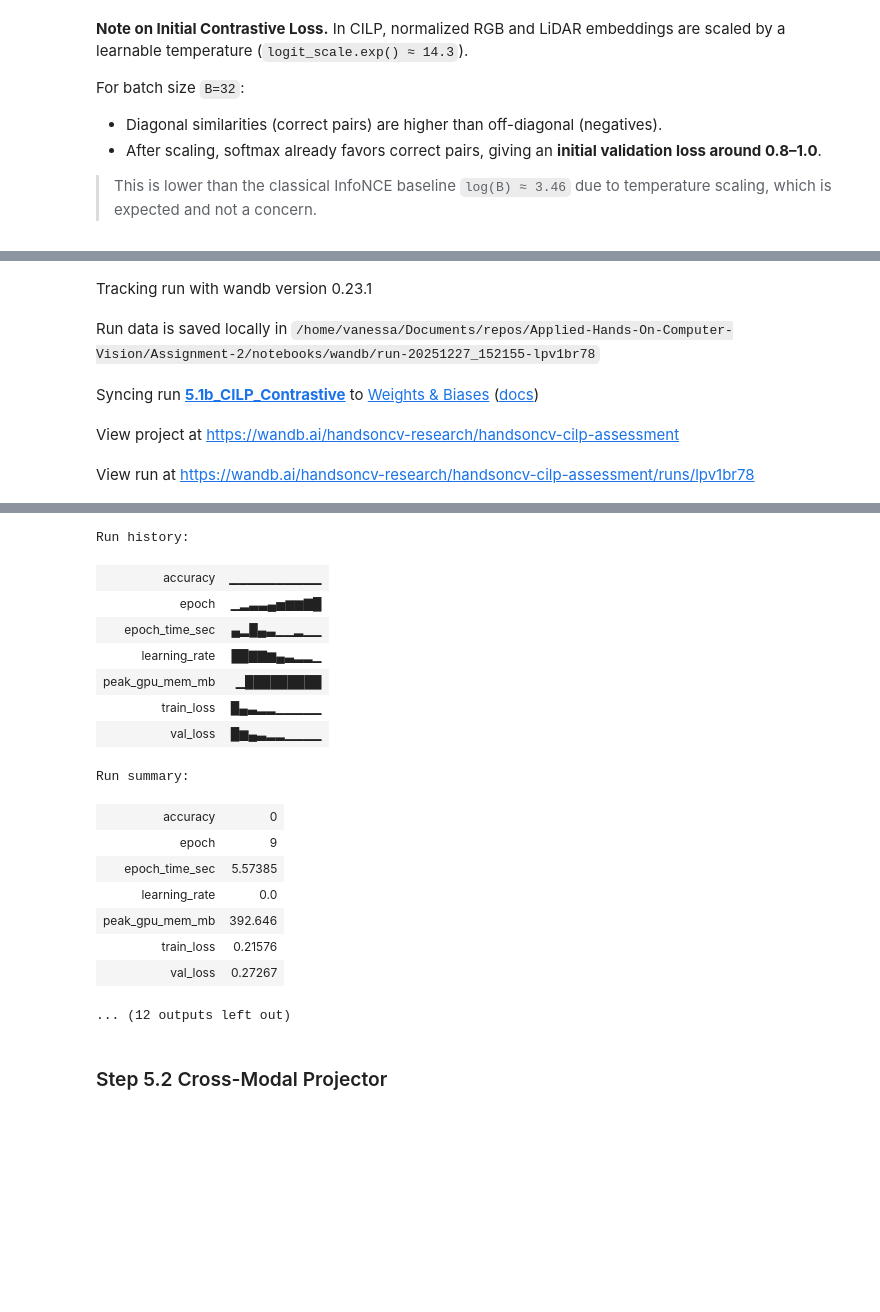
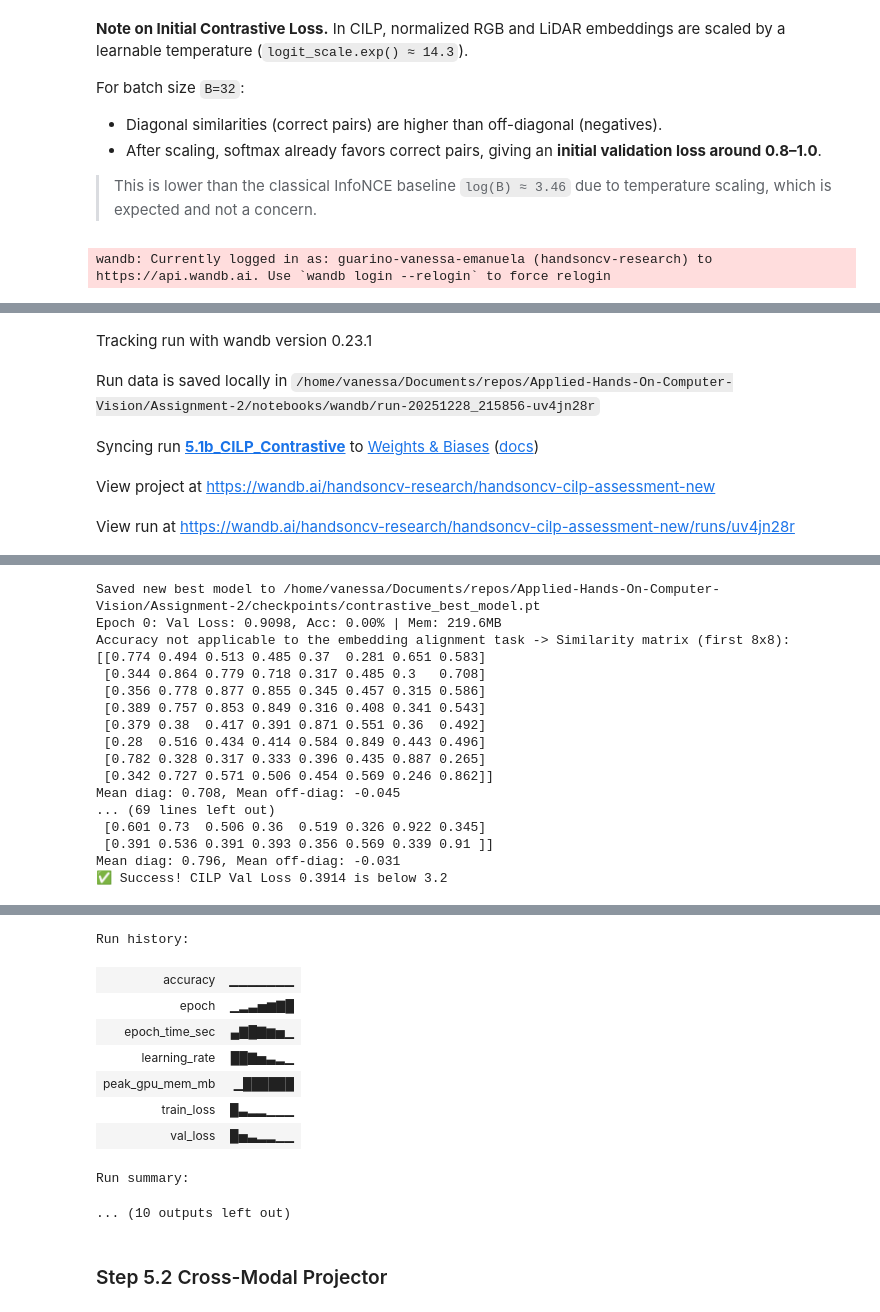
Before and after one commit to Guarinov/applied-hands-on-computer-vision, a Jupyter notebook: Assignment-2/notebooks/04_final_assessment.ipynb, the cells around one changed output, grey strips where cells are left out. Drawn from its saved outputs; the diff is of its cells as text; code cells hidden in the pictures; blank space fills up the shorter version.

```diff
--- a/Assignment-2/notebooks/04_final_assessment.ipynb
+++ b/Assignment-2/notebooks/04_final_assessment.ipynb
@@ -85,3 +161,20 @@ INTERM_FUSION_EMB_DIM = 200
+# %%
+BATCH_SIZE = 32
+VALID_BATCHES = 10
+N = 9999
+device = torch.device("cuda" if torch.cuda.is_available() else "cpu")
+
+valid_N = VALID_BATCHES*BATCH_SIZE
+train_N = N - valid_N
+
+train_data = MyDataset("/home/vanessa/Documents/repos/BuildingAIAgentsWithMultimodalModels/data/assessment/", 0, train_N)
+train_loader = DataLoader(train_data, batch_size=BATCH_SIZE, shuffle=True, drop_last=True)
+valid_data = MyDataset("/home/vanessa/Documents/repos/BuildingAIAgentsWithMultimodalModels/data/assessment/", train_N, N)
+val_loader = DataLoader(valid_data, batch_size=BATCH_SIZE, shuffle=False, drop_last=True)
+
+N *= 2
+valid_N *= 2
+train_N *= 2
 # %% [markdown]
 ### Step 5.1a: Train the LiDAR-Only Classifier
 # %%
@@ -171,22 +262,22 @@ For batch size `B=32`:
 # %%
 # Configuration to fufill logging requirement
 # Choices based upon Nvidia 05_Assessment CILP training scheme
-EPOCHS = 10
+EPOCHS = 7
 LEARNING_RATE = 1e-4
 
 run = wandb.init(
-    project="handsoncv-cilp-assessment",
+    project="handsoncv-cilp-assessment-new",
     name="5.1b_CILP_Contrastive",
     config={
         "architecture": "CILPModel",
         "fusion_strategy": "contrastive",
         "learning_rate": LEARNING_RATE,
         "epochs": EPOCHS,
-        "subset_size": SUBSET_SIZE
+        "subset_size": SUBSET_SIZE #train_N + valid_N #SUBSET_SIZE
     }
 )
 
-cilp_model = CILPModel(emb_dim_interm=INTERM_FUSION_EMB_DIM, emb_dim_late=INTERM_FUSION_EMB_DIM).to("cuda")
+cilp_model = EfficientCILPModel(emb_dim_interm=INTERM_FUSION_EMB_DIM, emb_dim_late=INTERM_FUSION_EMB_DIM).to("cuda") #CILPModel
 
 optimizer = torch.optim.Adam(cilp_model.parameters(), lr=LEARNING_RATE)
 scheduler = torch.optim.lr_scheduler.CosineAnnealingLR(optimizer, T_max=EPOCHS)
@@ -204,15 +295,16 @@ metrics_cilp = train_fusion_cilp_model(
 )
 
 # TASK 5.1b CHECK REQUIREMENT:
-check_value = 0.8
+check_value = 3.2 #0.8
 if metrics_cilp['val_loss'] < check_value:
     print(f"✅ Success! CILP Val Loss {metrics_cilp['val_loss']:.4f} is below {check_value}")
 
 wandb.finish()
 # %% [output]
+wandb: Currently logged in as: guarino-vanessa-emanuela (handsoncv-research) to https://api.wandb.ai. Use `wandb login --relogin` to force relogin
 [interactive output not drawn]
 Tracking run with wandb version 0.23.1
-Run data is saved locally in /home/vanessa/Documents/repos/Applied-Hands-On-Computer-Vision/Assignment-2/notebooks/wandb/run-20251227_152155-lpv1br78
+Run data is saved locally in /home/vanessa/Documents/repos/Applied-Hands-On-Computer-Vision/Assignment-2/notebooks/wandb/run-20251228_215856-uv4jn28r
 Syncing run 5.1b_CILP_Contrastive to Weights & Biases (docs)
-View project at https://wandb.ai/handsoncv-research/handsoncv-cilp-assessment
+View project at https://wandb.ai/handsoncv-research/handsoncv-cilp-assessment-new
-View run at https://wandb.ai/handsoncv-research/handsoncv-cilp-assessment/runs/lpv1br78
+View run at https://wandb.ai/handsoncv-research/handsoncv-cilp-assessment-new/runs/uv4jn28r
@@ -236,21 +311,31 @@ Mean diag: 0.798, Mean off-diag: -0.033
+Saved new best model to /home/vanessa/Documents/repos/Applied-Hands-On-Computer-Vision/Assignment-2/checkpoints/contrastive_best_model.pt
+Epoch 0: Val Loss: 0.9098, Acc: 0.00% | Mem: 219.6MB
+Accuracy not applicable to the embedding alignment task -> Similarity matrix (first 8x8):
+[[0.774 0.494 0.513 0.485 0.37  0.281 0.651 0.583]
+ [0.344 0.864 0.779 0.718 0.317 0.485 0.3   0.708]
+ [0.356 0.778 0.877 0.855 0.345 0.457 0.315 0.586]
+ [0.389 0.757 0.853 0.849 0.316 0.408 0.341 0.543]
+ [0.379 0.38  0.417 0.391 0.871 0.551 0.36  0.492]
+ [0.28  0.516 0.434 0.414 0.584 0.849 0.443 0.496]
+ [0.782 0.328 0.317 0.333 0.396 0.435 0.887 0.265]
+ [0.342 0.727 0.571 0.506 0.454 0.569 0.246 0.862]]
+Mean diag: 0.708, Mean off-diag: -0.045
+... (69 lines left out)
+ [0.601 0.73  0.506 0.36  0.519 0.326 0.922 0.345]
+ [0.391 0.536 0.391 0.393 0.356 0.569 0.339 0.91 ]]
+Mean diag: 0.796, Mean off-diag: -0.031
+✅ Success! CILP Val Loss 0.3914 is below 3.2
 [interactive output not drawn]
-Run history:
+Run history:
-| accuracy | ▁▁▁▁▁▁▁▁▁▁ |
-| epoch | ▁▂▃▃▄▅▆▆▇█ |
-| epoch_time_sec | ▄▂█▄▃▁▁▂▁▁ |
-| learning_rate | ██▇▇▆▄▃▂▂▁ |
-| peak_gpu_mem_mb | ▁█████████ |
-| train_loss | █▄▃▂▂▁▁▁▁▁ |
-| val_loss | █▆▄▃▂▂▁▁▁▁ |
+| accuracy | ▁▁▁▁▁▁▁ |
+| epoch | ▁▂▃▅▆▇█ |
+| epoch_time_sec | ▄▇█▇▆▅▁ |
+| learning_rate | ██▇▅▃▂▁ |
+| peak_gpu_mem_mb | ▁██████ |
+| train_loss | █▃▂▂▁▁▁ |
+| val_loss | █▅▃▂▂▁▁ |
-Run summary:
-| accuracy | 0 |
-| epoch | 9 |
-| epoch_time_sec | 5.57385 |
-| learning_rate | 0.0 |
-| peak_gpu_mem_mb | 392.646 |
-| train_loss | 0.21576 |
-| val_loss | 0.27267 |
-... (12 outputs left out)
+Run summary:
+... (10 outputs left out)
 # %% [markdown]
 ### Step 5.2 Cross-Modal Projector
 # %% [markdown]
```
Also changed, not shown: parts of 15 cells of this notebook, 2 other files.
